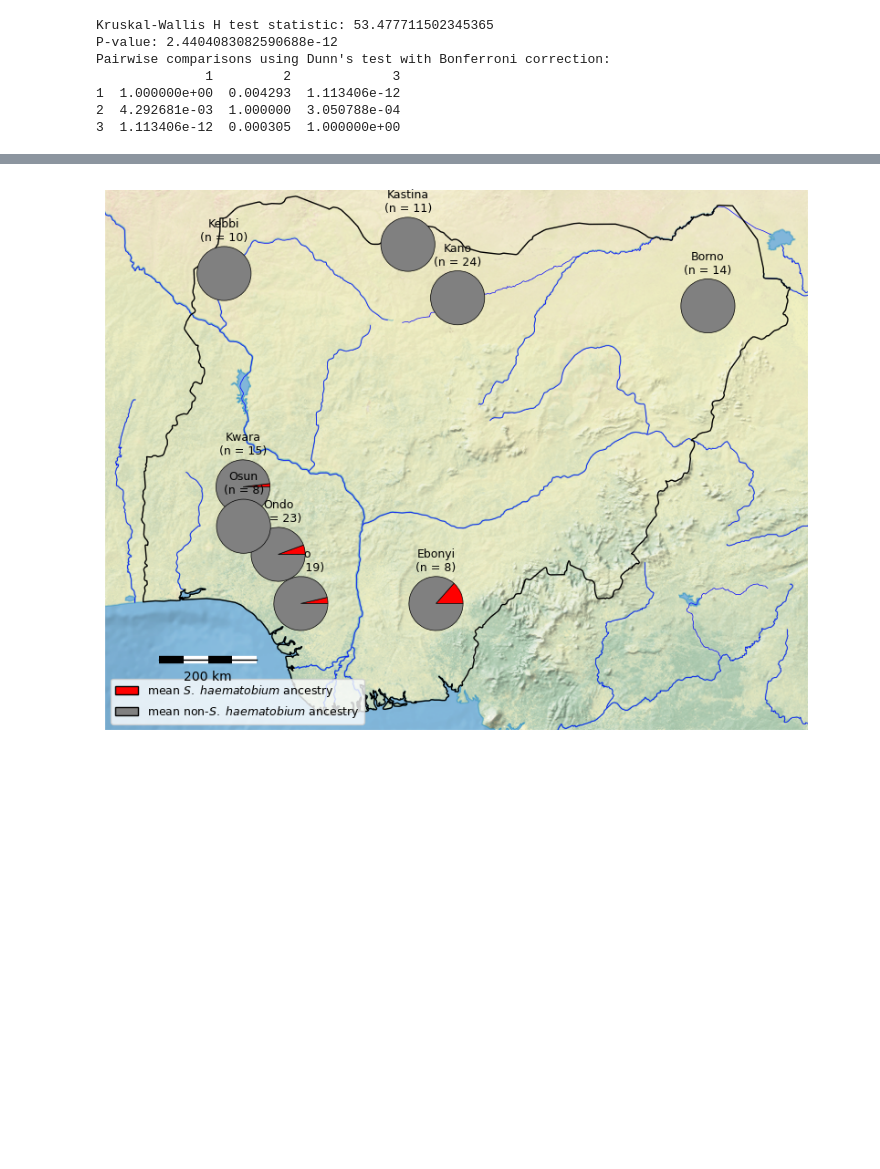
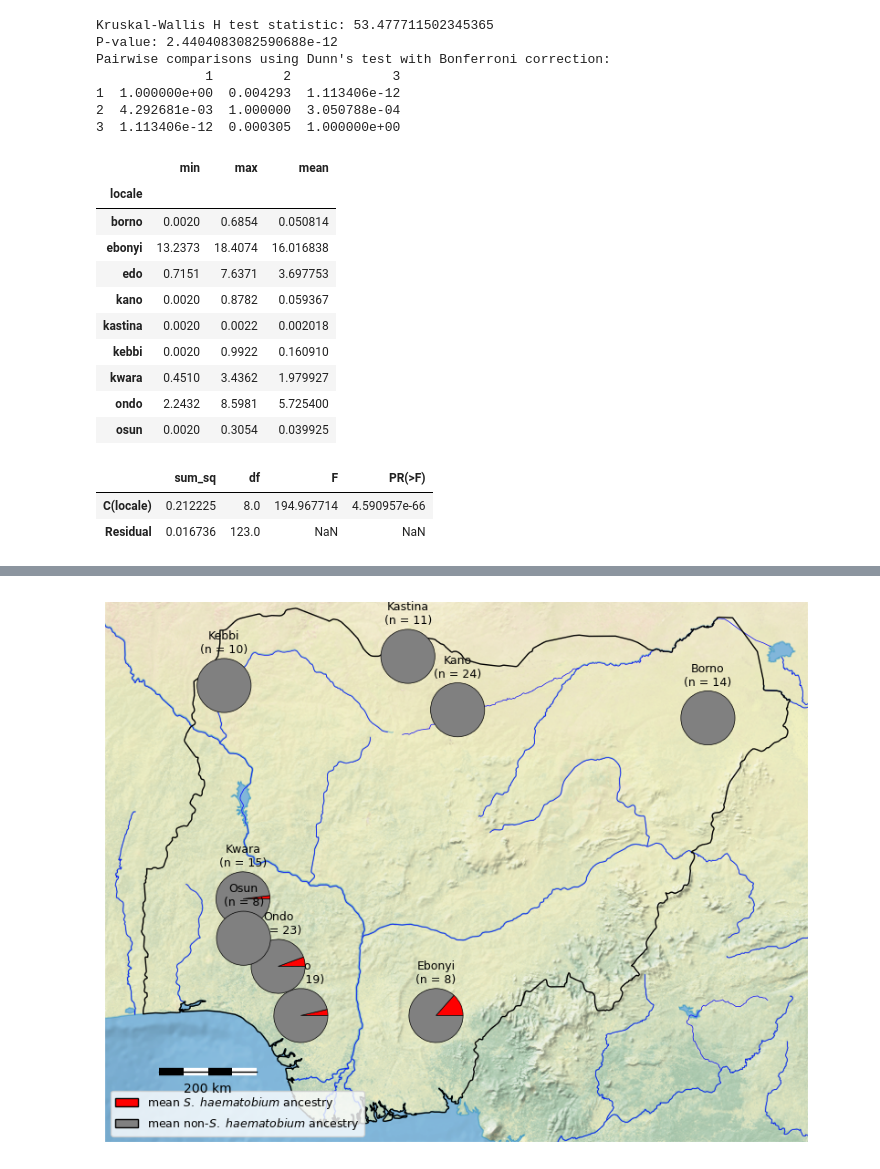
Before and after one commit to nealplatt/sch_hae_its, a Jupyter notebook: code/its-08-merge_results.ipynb, the cells around one changed output, grey strips where cells are left out. Drawn from its saved outputs; the diff is of its cells as text; code cells hidden in the pictures; blank space fills up the shorter version.

```diff
--- a/code/its-08-merge_results.ipynb
+++ b/code/its-08-merge_results.ipynb
@@ -137,3 +137,6 @@ df
 202 rows × 45 columns
 # %% [markdown]
 # Numbers used in the manuscript
+# %%
+df=pd.read_csv("merged.csv", sep=",", header=0)
+df
@@ -449,3 +466,35 @@ Pairwise comparisons using Dunn's test with Bonferroni correction:
 1  1.000000e+00  0.004293  1.113406e-12
 2  4.292681e-03  1.000000  3.050788e-04
 3  1.113406e-12  0.000305  1.000000e+00
+# %%
+nigeria_sh_df = df.loc[(df["species"] == "shaematobium") & (df["country"] == "nigeria")].copy()
+((1 - nigeria_sh_df.groupby("locale")["adm2"].agg(["min", "max", "mean"]))*100).rename({"min": "max", "max": "min"}, axis=1)[["min", "max", "mean"]]
+# %% [output]
+|  | min | max | mean |
+| locale |  |  |  |
+| borno | 0.0020 | 0.6854 | 0.050814 |
+| ebonyi | 13.2373 | 18.4074 | 16.016838 |
+| edo | 0.7151 | 7.6371 | 3.697753 |
+| kano | 0.0020 | 0.8782 | 0.059367 |
+| kastina | 0.0020 | 0.0022 | 0.002018 |
+| kebbi | 0.0020 | 0.9922 | 0.160910 |
+| kwara | 0.4510 | 3.4362 | 1.979927 |
+| ondo | 2.2432 | 8.5981 | 5.725400 |
+| osun | 0.0020 | 0.3054 | 0.039925 |
+# %%
+import statsmodels.api as sm
+import statsmodels.formula.api as smf
+
+#get livestock introgression percentage
+nigeria_sh_df["livestock_adm"] = 1 - nigeria_sh_df["adm2"]
+
+# Fit linear model
+model = smf.ols("livestock_adm ~ C(locale)", data=nigeria_sh_df).fit()
+
+# ANOVA table
+anova_table = sm.stats.anova_lm(model, typ=2)
+anova_table
+# %% [output]
+|  | sum_sq | df | F | PR(>F) |
+| C(locale) | 0.212225 | 8.0 | 194.967714 | 4.590957e-66 |
+| Residual | 0.016736 | 123.0 | NaN | NaN |
```
Also changed, not shown: parts of 2 cells of this notebook, 1 other file.
